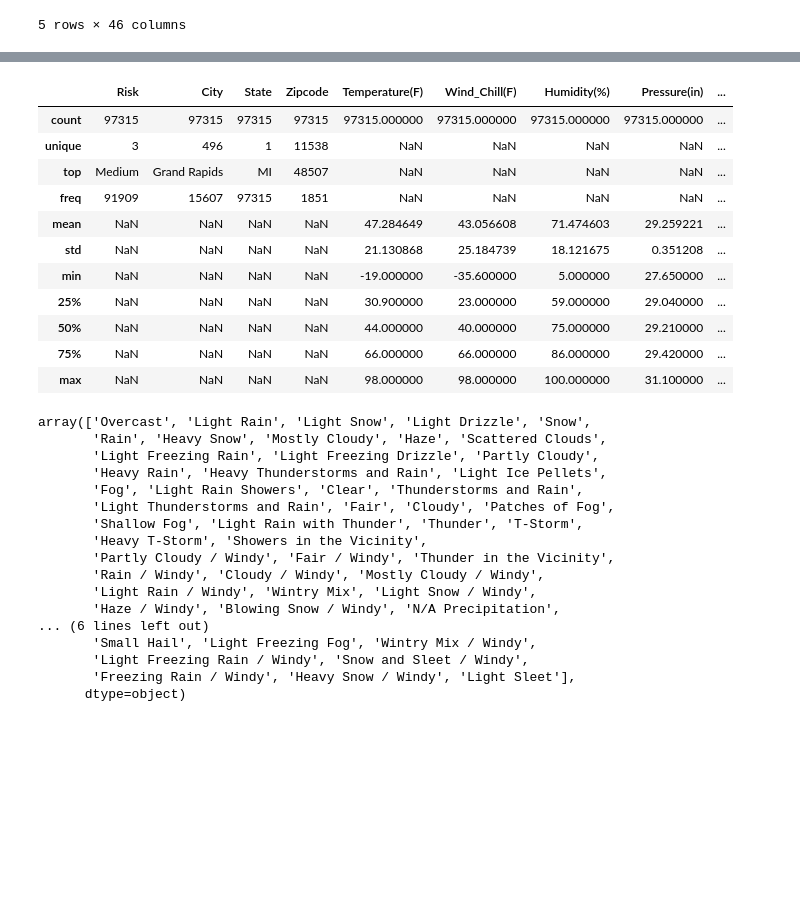
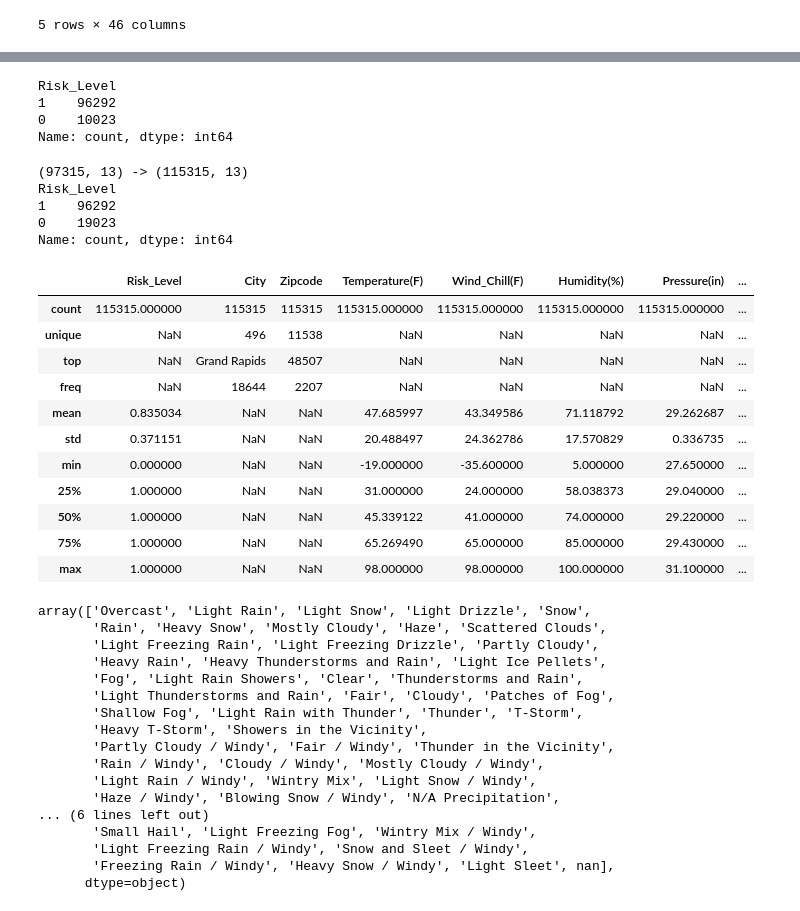
Before and after one commit to oneal1ma/Weather2Go_Spartahack11, a Jupyter notebook: ShouldDrive2.ipynb, the cells around one changed output, grey strips where cells are left out. Drawn from its saved outputs; the diff is of its cells as text; code cells hidden in the pictures; blank space fills up the shorter version.

Commit message:
Lots of changes, clean up data, added RF and XGBoost models.

```diff
--- a/ShouldDrive2.ipynb
+++ b/ShouldDrive2.ipynb
@@ -16,15 +18,11 @@ us_accidents.head()
 # %%
 michigan = us_accidents.loc[us_accidents['State'] == 'MI'].copy()
 # %%
-risk = ['Low', 'Medium', 'High']
-
-conditions = [
+michigan['Risk_Level'] = np.where(
     michigan['Severity'] == 1,
-    michigan['Severity'].isin([2, 3]),
-    michigan['Severity'] == 4
-]
-
-michigan['Risk'] = np.select(conditions, risk, default='Unknown')
+    0,  # Low risk
+    1   # High risk
+)
 # %%
 michigan.columns
 # %% [output]
@@ -41,9 +39,8 @@ Index(['ID', 'Source', 'Severity', 'Start_Time', 'End_Time', 'Start_Lat',
       dtype='object')
 # %%
 model_cols = [
-    "Risk",
+    "Risk_Level",
     "City",
-    "State",
     "Zipcode",
     "Temperature(F)",
     "Wind_Chill(F)",
@@ -63,20 +180,50 @@ michigan_model = michigan_model.dropna()
+# %%
+nonacc = make_synth_nonaccidents_mi(michigan_model, n_new=9000, seed=42)
+
+acc = michigan_model.copy()
+
+
+acc_vs_nonacc = pd.concat([acc, nonacc], ignore_index=True)
+acc_vs_nonacc["Risk_Level"].value_counts()
+# %% [output]
+Risk_Level
+1    96292
+0    10023
+Name: count, dtype: int64
+# %%
+n_to_add = 9000
+synth_low = make_synth_low_risk(acc_vs_nonacc, n_new=n_to_add, low_value=0, seed=42)
+
+michigan_augmented = pd.concat(
+    [acc_vs_nonacc, synth_low],
+    ignore_index=True
+)
+
+print(michigan_model.shape, "->", michigan_augmented.shape)
+print(michigan_augmented["Risk_Level"].value_counts())
+# %% [output]
+(97315, 13) -> (115315, 13)
+Risk_Level
+1    96292
+0    19023
+Name: count, dtype: int64
 # %%
-michigan_model.describe(include = 'all')
+michigan_augmented.describe(include = 'all')
 # %% [output]
-|  | Risk | City | State | Zipcode | Temperature(F) | Wind_Chill(F) | Humidity(%) | Pressure(in) | ... |
-| count | 97315 | 97315 | 97315 | 97315 | 97315.000000 | 97315.000000 | 97315.000000 | 97315.000000 | ... |
-| unique | 3 | 496 | 1 | 11538 | NaN | NaN | NaN | NaN | ... |
-| top | Medium | Grand Rapids | MI | 48507 | NaN | NaN | NaN | NaN | ... |
-| freq | 91909 | 15607 | 97315 | 1851 | NaN | NaN | NaN | NaN | ... |
-| mean | NaN | NaN | NaN | NaN | 47.284649 | 43.056608 | 71.474603 | 29.259221 | ... |
-| std | NaN | NaN | NaN | NaN | 21.130868 | 25.184739 | 18.121675 | 0.351208 | ... |
-| min | NaN | NaN | NaN | NaN | -19.000000 | -35.600000 | 5.000000 | 27.650000 | ... |
-| 25% | NaN | NaN | NaN | NaN | 30.900000 | 23.000000 | 59.000000 | 29.040000 | ... |
-| 50% | NaN | NaN | NaN | NaN | 44.000000 | 40.000000 | 75.000000 | 29.210000 | ... |
-| 75% | NaN | NaN | NaN | NaN | 66.000000 | 66.000000 | 86.000000 | 29.420000 | ... |
-| max | NaN | NaN | NaN | NaN | 98.000000 | 98.000000 | 100.000000 | 31.100000 | ... |
+|  | Risk_Level | City | Zipcode | Temperature(F) | Wind_Chill(F) | Humidity(%) | Pressure(in) | ... |
+| count | 115315.000000 | 115315 | 115315 | 115315.000000 | 115315.000000 | 115315.000000 | 115315.000000 | ... |
+| unique | NaN | 496 | 11538 | NaN | NaN | NaN | NaN | ... |
+| top | NaN | Grand Rapids | 48507 | NaN | NaN | NaN | NaN | ... |
+| freq | NaN | 18644 | 2207 | NaN | NaN | NaN | NaN | ... |
+| mean | 0.835034 | NaN | NaN | 47.685997 | 43.349586 | 71.118792 | 29.262687 | ... |
+| std | 0.371151 | NaN | NaN | 20.488497 | 24.362786 | 17.570829 | 0.336735 | ... |
+| min | 0.000000 | NaN | NaN | -19.000000 | -35.600000 | 5.000000 | 27.650000 | ... |
+| 25% | 1.000000 | NaN | NaN | 31.000000 | 24.000000 | 58.038373 | 29.040000 | ... |
+| 50% | 1.000000 | NaN | NaN | 45.339122 | 41.000000 | 74.000000 | 29.220000 | ... |
+| 75% | 1.000000 | NaN | NaN | 65.269490 | 65.000000 | 85.000000 | 29.430000 | ... |
+| max | 1.000000 | NaN | NaN | 98.000000 | 98.000000 | 100.000000 | 31.100000 | ... |
 # %%
-michigan_model["Weather_Condition"].unique()
+michigan_augmented["Weather_Condition"].unique()
 # %% [output]
 array(['Overcast', 'Light Rain', 'Light Snow', 'Light Drizzle', 'Snow',
        'Rain', 'Heavy Snow', 'Mostly Cloudy', 'Haze', 'Scattered Clouds',
@@ -93,6 +240,6 @@ array(['Overcast', 'Light Rain', 'Light Snow', 'Light Drizzle', 'Snow',
 ... (6 lines left out)
        'Small Hail', 'Light Freezing Fog', 'Wintry Mix / Windy',
        'Light Freezing Rain / Windy', 'Snow and Sleet / Windy',
-       'Freezing Rain / Windy', 'Heavy Snow / Windy', 'Light Sleet'],
+       'Freezing Rain / Windy', 'Heavy Snow / Windy', 'Light Sleet', nan],
       dtype=object)
 # %%
```
Also changed, not shown: parts of 15 cells of this notebook.
